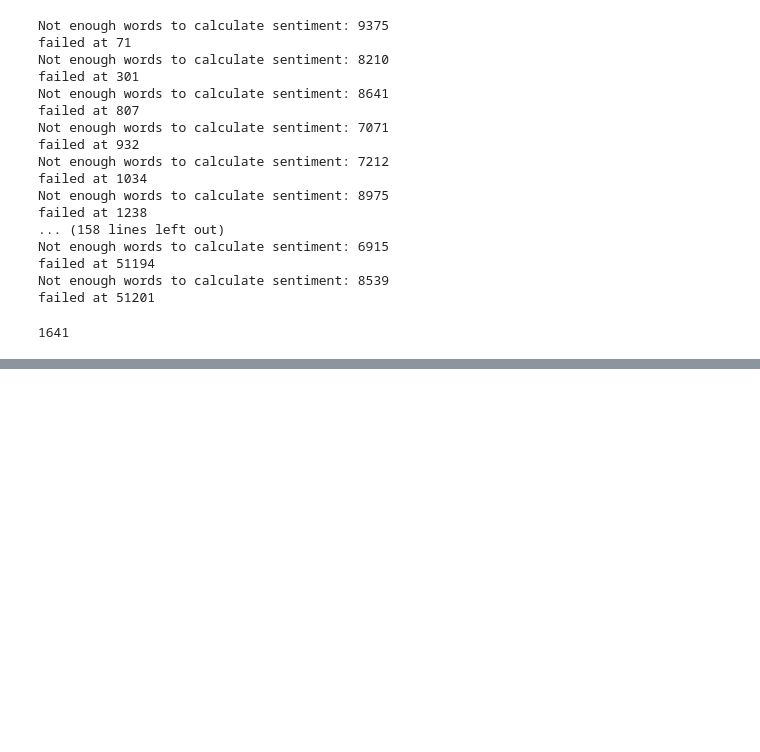
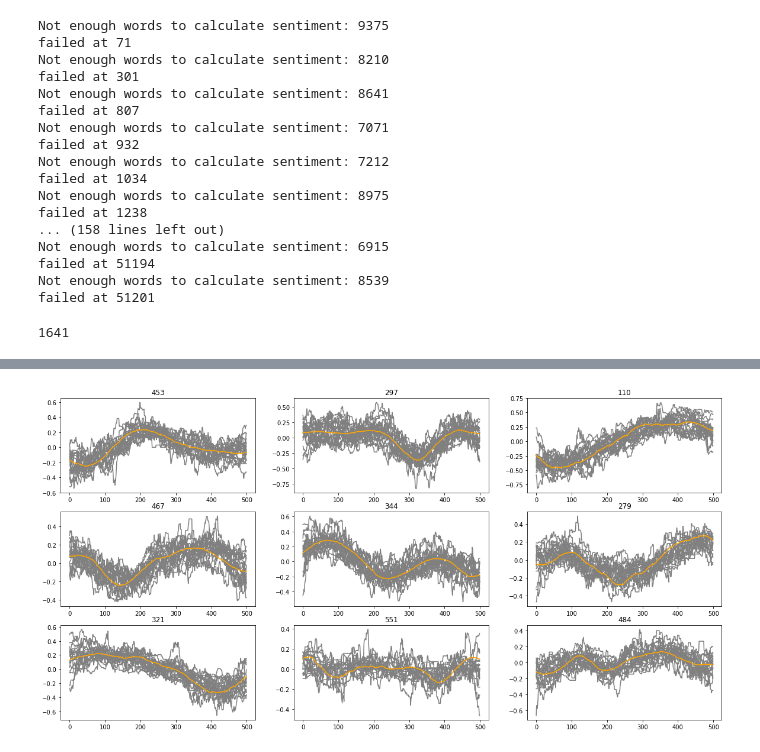
Before and after one commit to shaulshaul/SentimentAnalysis, a Jupyter notebook: NLPFinalProject.ipynb, the cells around one changed output, grey strips where cells are left out. Drawn from its saved outputs; the diff is of its cells as text; code cells hidden in the pictures; blank space fills up the shorter version.

```diff
--- a/NLPFinalProject.ipynb
+++ b/NLPFinalProject.ipynb
@@ -423,0 +578,38 @@ plot_clustering_som_correlation(map_size, label_map_movies)
+# %%
+def weighted_random(dictionary):
+    total_values = np.sum(list(dictionary.values()))
+    random_value = random.random()
+    total = 0
+    for key, value in dictionary.items():
+        total += value
+        if random_value*total_values <= total:
+            return key
+# %%
+from collections import defaultdict, Counter
+def generate_ngram_random(text, n):
+    text = [word.lower() for word in text]
+    choice_dict = defaultdict(lambda: Counter())
+    for i in range(len(text)-n-1):
+        choice_dict[tuple(text[i:i+n])][text[i+n]]+=1
+    output_text = []
+    for i in range(n):
+        output_text.append(random.choice(text))
+    while len(output_text) < len(text):
+        last_words = tuple(output_text[-n:])
+        if last_words in choice_dict:
+            output_text.append(weighted_random(choice_dict[last_words]))
+        else:
+            output_text.append(random.choice(text))
+    return output_text
+# %%
+import random
+word_2gram = {}
+for movie_id in movie_scripts:
+    movie = movie_scripts[movie_id]
+    shuffled_text = generate_ngram_random(movie.text, 2)
+    word_2gram[movie_id] = TextData(movie.name, hedonometer(sentiment_dict, shuffled_text, output_sentiment_length, 1150, [3,7]), shuffled_text)
+order_mapping_2gram = dict(zip(word_2gram.keys(), list(range(len(word_2gram)))))
+reverse_order_mapping_2gram = dict(zip(list(range(len(word_2gram))), word_2gram.keys()))
+data_2gram = np.array([movie.sentiment-np.mean(movie.sentiment) for movie in word_2gram.values()])
+u_2gram, sigma_2gram, v_2gram = svd_analysis(data_2gram)
+w_2gram= u_2gram * sigma_2gram # mode coefficients
@@ -423,0 +620,5 @@ plot_clustering_som_correlation(map_size, label_map_movies)
+# %%
+movie_predictions_2gram = cluster(data_2gram, number_of_clusters)
+cluster_means_movies_2gram = show_heirarchical_clustering(data_2gram, number_of_clusters, movie_predictions_2gram)
+# %% [output]
+[figure, added]
```
Also changed, not shown: parts of 28 cells of this notebook.
